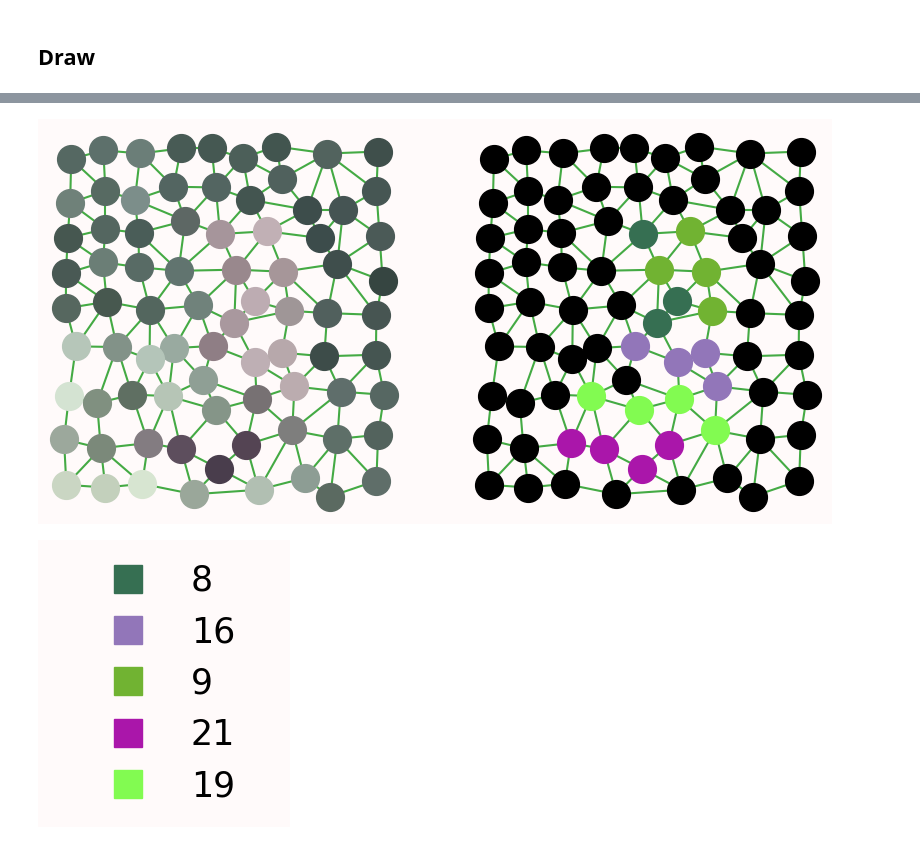
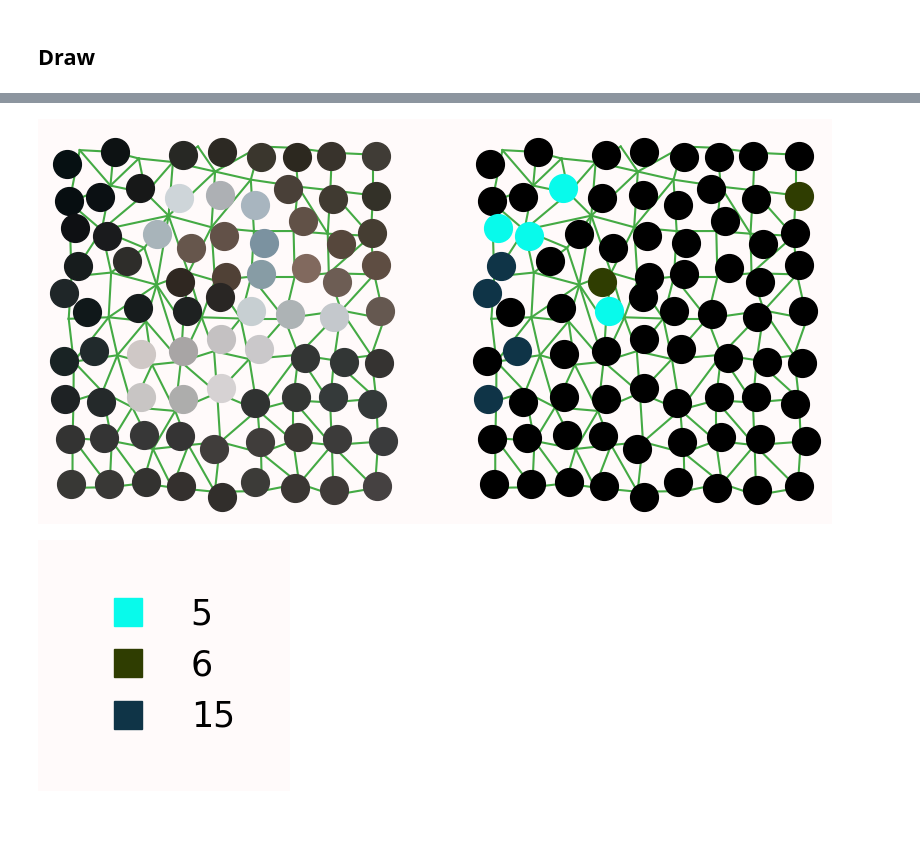
Before and after one commit to DragonChen-TW/SPGIE_thesis, a Jupyter notebook: explainer/explain_mnistm.ipynb, the cells around one changed output, grey strips where cells are left out. Cells and saved outputs as stored; diff of their text form; code cells hidden in the pictures.

Commit message:
update training loop and loop script

```diff
--- a/explainer/explain_mnistm.ipynb
+++ b/explainer/explain_mnistm.ipynb
@@ -105,7 +109,7 @@ Pooling with max
 Using self-loops
 There are 2 aggregation layers
 # %%
-img_idx = 10
+img_idx = 16
 img_ori, lbl = ori_dataset[img_idx]
 img_sp, node2map = make_one_graph(
     torch.permute(img_ori, (1, 2, 0)), channel_axis=2,
@@ -137,0 +140,22 @@ plt.show()
+# %%
+img_temp = img_ori.clone()
+
+graph_size = img_sp.x.shape[0]
+
+for node_idx in range(graph_size):
+    m = node2map[node_idx]
+    img_temp[:, m] = img_temp[:, m] * 0.7
+    img_temp[0, m] = node_idx / graph_size
+
+draw_utils.show_original(img_temp)
+
+x_temp = img_sp.x.clone()
+for node_idx in range(graph_size):
+    x_temp[node_idx, 2] = node_idx / graph_size * 255
+
+# superpixel version
+draw_utils.draw_superpixel_from_graph(
+    img_sp.pos, x_temp[:, 2:],
+    img_sp.edge_index,
+)
+plt.show()
@@ -163,0 +191,11 @@ for i, c in enumerate(torch.softmax(out, 1).tolist()[0]):
+# %%
+import sys
+sys.path.append('..')
+from models.drn_train import test
+from torch_geometric.loader import DataLoader
+
+test_dev = torch.device('cuda:0')
+loader = DataLoader(dataset, batch_size=128, shuffle=False)
+acc, _ = test(model.to(test_dev), loader, device=test_dev, mlflow_log=False)
+print(f'Got {acc * 100:.2f}% acc on testing set.')
+model = model.to(device)
@@ -398,6 +434,6 @@ k 2 avg 0.7883679866790771
 l1 = node_hist[1]
 l2 = node_hist[3]
 
-final_nodes = [n for n in counter if counter[n] > 1] # there !
+final_nodes = [n for n in counter if counter[n] >= 1] # there !
 final_nodes
 # %% [output]
@@ -522,40 +553,39 @@ draw_utils.draw_superpixel_from_graph(
 # old function print original, forus and basenode highlight
 img = img_sp
 pos = img.x[:, :2].cpu().numpy()
-pos = np.flip(pos, 1)
-rgb = img.x[:, 2:].cpu().numpy() * 255
+rgb = img.x[:, 2:].cpu().numpy()
 
 # # single colour
 # imp = [[0, 0, 0] for _ in range(rgb.shape[0])]
 # for n in nodes_l1:
 #     imp[n][1] = 150
 
 # basenode track
 imp = [[0, 0, 0] for _ in range(rgb.shape[0])]
 for n in nodes_l1:
     imp[n] = color_set[basenode_track[n]]
 
 draw_utils.draw_superpixel_from_graph(
     pos, [rgb, imp], img.edge_index, multi_graph=True,
 )
 
 # color_set
 plt.figure(figsize=(3, 3))
 colors = ['#{:02x}{:02x}{:02x}'.format(*c) for n, c in color_set.items()]
 f = lambda m,c: plt.plot([],[],marker=m, markersize=20, color=c, ls="none")[0]
 handles = [f("s", c) for c in colors]
 labels = [n for n, _ in color_set.items()]
 legend = plt.legend(
     handles, labels,
     loc='center', framealpha=1, frameon=False,
     fontsize=25,
 )
 plt.axis('off')
 # plt.show()
 plt.savefig('demo1.svg')
 # %% [output]
-[figure, old version]
+[figure, new version]
-[figure, old version]
+[figure, new version]
 # %%
 print('true', lbl)
 print('pred', out.argmax(1).item())
```
Also changed, not shown: parts of 15 cells of this notebook, 6 other files.
